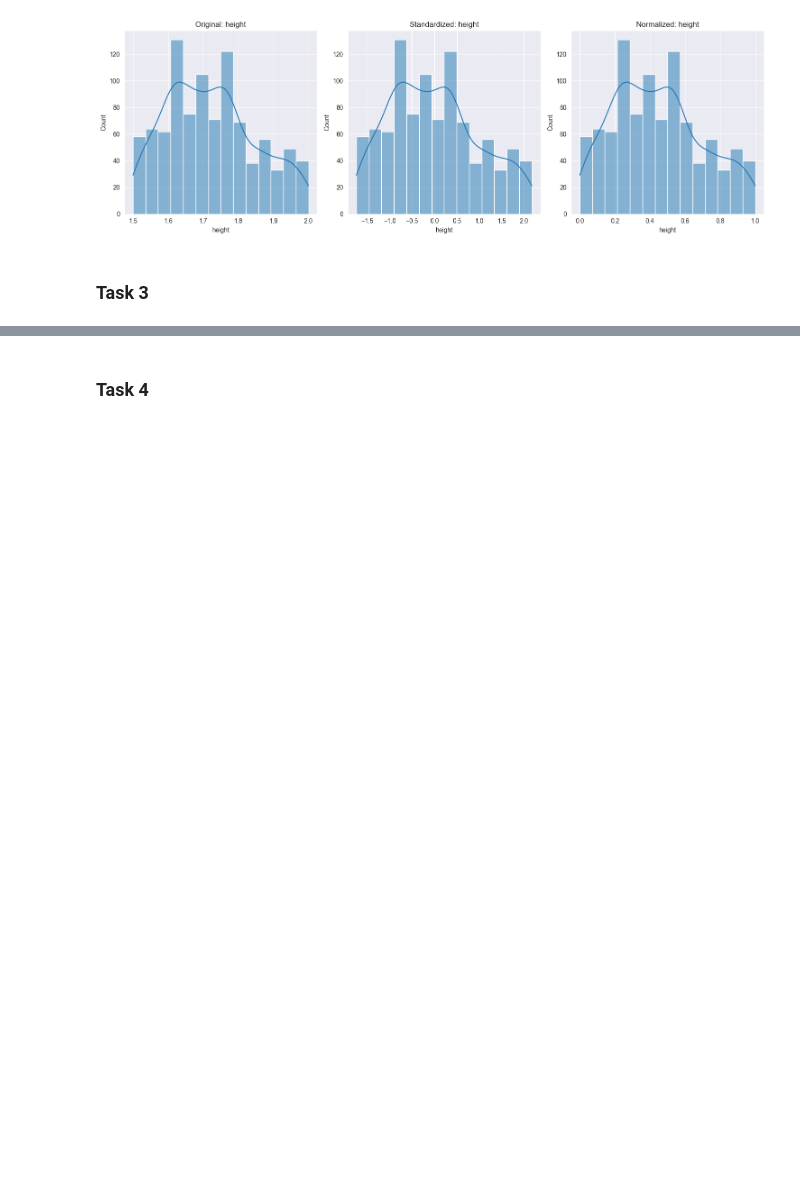
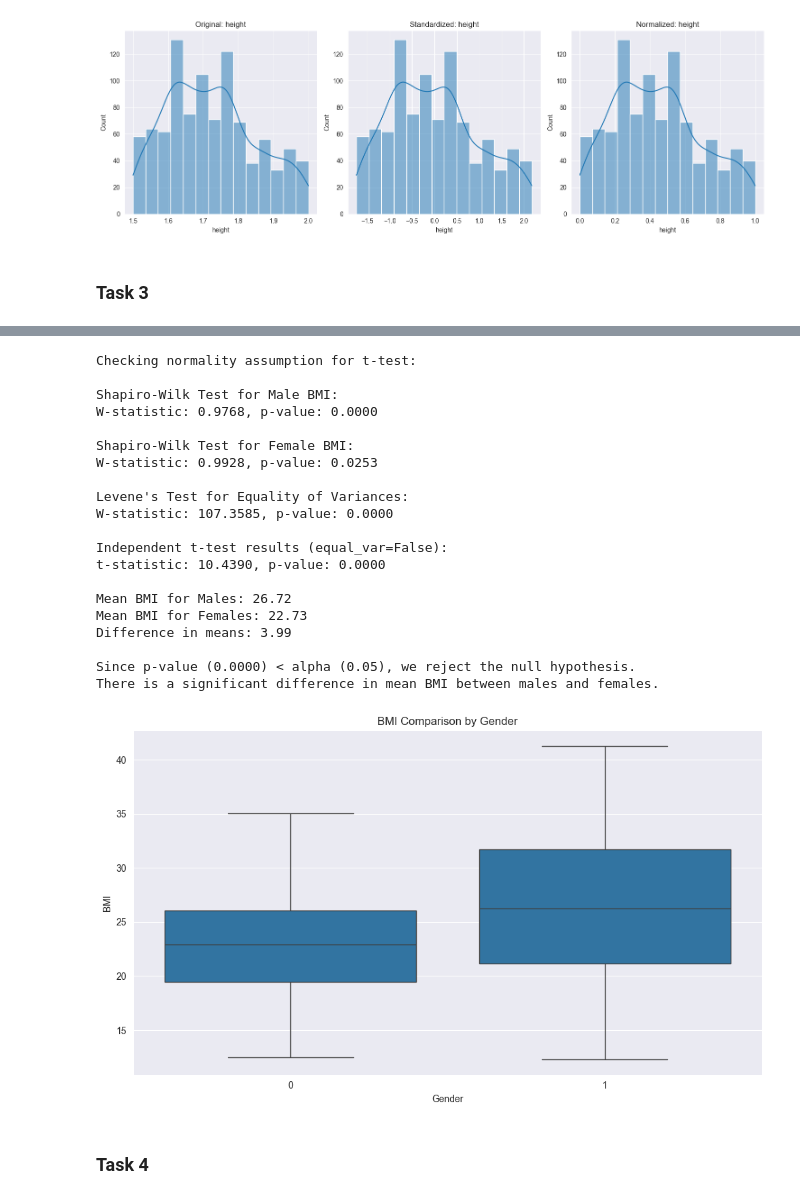
Before and after one commit to ivan-22-3-5/data_analysis_6th_sem, a Jupyter notebook: final-project/final-project.ipynb, the cells around one changed output, grey strips where cells are left out. Cells and saved outputs as stored; diff of their text form; code cells hidden in the pictures; blank space fills up the shorter version.

```diff
--- a/final-project/final-project.ipynb
+++ b/final-project/final-project.ipynb
@@ -243,3 +315,69 @@ for var in continuous_vars[:3]:  # Just show a few examples
+# %%
+male_bmi = df_transformed[df_transformed['gender'] == 1]['bmi']
+female_bmi = df_transformed[df_transformed['gender'] == 0]['bmi']
+
+print("\nChecking normality assumption for t-test:")
+print("\nShapiro-Wilk Test for Male BMI:")
+shapiro_male = stats.shapiro(male_bmi)
+print(f"W-statistic: {shapiro_male[0]:.4f}, p-value: {shapiro_male[1]:.4f}")
+
+print("\nShapiro-Wilk Test for Female BMI:")
+shapiro_female = stats.shapiro(female_bmi)
+print(f"W-statistic: {shapiro_female[0]:.4f}, p-value: {shapiro_female[1]:.4f}")
+
+print("\nLevene's Test for Equality of Variances:")
+levene = stats.levene(male_bmi, female_bmi)
+print(f"W-statistic: {levene[0]:.4f}, p-value: {levene[1]:.4f}")
+
+equal_var = levene[1] >= 0.05
+
+t_stat, p_value = stats.ttest_ind(male_bmi, female_bmi, equal_var=equal_var)
+print(f"\nIndependent t-test results (equal_var={equal_var}):")
+print(f"t-statistic: {t_stat:.4f}, p-value: {p_value:.4f}")
+
+male_mean = male_bmi.mean()
+female_mean = female_bmi.mean()
+print(f"\nMean BMI for Males: {male_mean:.2f}")
+print(f"Mean BMI for Females: {female_mean:.2f}")
+print(f"Difference in means: {abs(male_mean - female_mean):.2f}")
+
+alpha = 0.05
+if p_value < alpha:
+    print(f"\nSince p-value ({p_value:.4f}) < alpha ({alpha}), we reject the null hypothesis.")
+    print("There is a significant difference in mean BMI between males and females.")
+else:
+    print(f"\nSince p-value ({p_value:.4f}) > alpha ({alpha}), we fail to reject the null hypothesis.")
+    print("There is no significant difference in mean BMI between males and females.")
+
+plt.figure(figsize=(10, 6))
+sns.boxplot(x='gender', y='bmi', data=df_transformed)
+plt.title('BMI Comparison by Gender')
+plt.xlabel('Gender')
+plt.ylabel('BMI')
+plt.tight_layout()
+plt.show()
+# %% [output]
+Checking normality assumption for t-test:
+
+Shapiro-Wilk Test for Male BMI:
+W-statistic: 0.9768, p-value: 0.0000
+
+Shapiro-Wilk Test for Female BMI:
+W-statistic: 0.9928, p-value: 0.0253
+
+Levene's Test for Equality of Variances:
+W-statistic: 107.3585, p-value: 0.0000
+
+Independent t-test results (equal_var=False):
+t-statistic: 10.4390, p-value: 0.0000
+
+Mean BMI for Males: 26.72
+Mean BMI for Females: 22.73
+Difference in means: 3.99
+
+Since p-value (0.0000) < alpha (0.05), we reject the null hypothesis.
+There is a significant difference in mean BMI between males and females.
+[figure, added]
 # %% [markdown]
 ### Task 4
 # %% [markdown]
```
Also changed, not shown: parts of 7 cells of this notebook.
